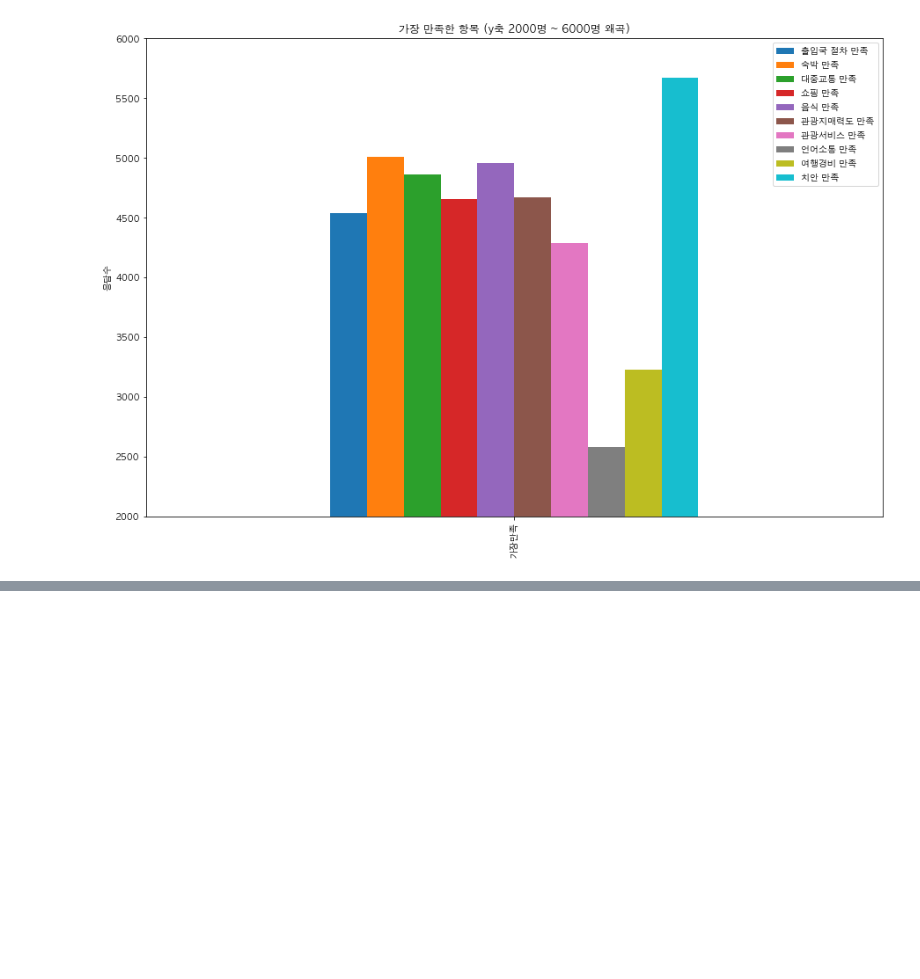
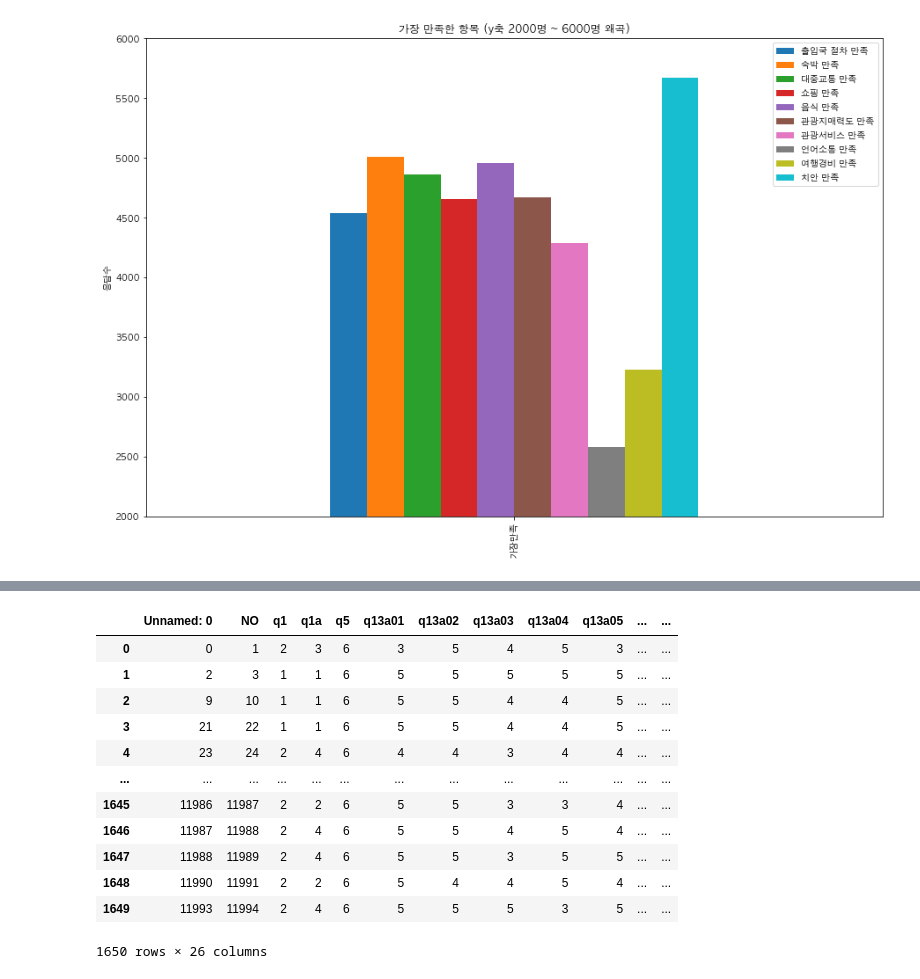
Before and after one commit to asdhgfasd1/2020, a Jupyter notebook: statistics/des_stats01.ipynb, the cells around one changed output, grey strips where cells are left out. Cells and saved outputs as stored; diff of their text form; code cells hidden in the pictures; blank space fills up the shorter version.

```diff
--- a/statistics/des_stats01.ipynb
+++ b/statistics/des_stats01.ipynb
@@ -536,0 +547,18 @@ plt.show()
+# %%
+business_filter_data = pd.read_csv('./data2/business_filter.csv')
+# %%
+business_filter_data
+# %% [output]
+|  | Unnamed: 0 | NO | q1 | q1a | q5 | q13a01 | q13a02 | q13a03 | q13a04 | q13a05 | ... | ... |
+| 0 | 0 | 1 | 2 | 3 | 6 | 3 | 5 | 4 | 5 | 3 | ... | ... |
+| 1 | 2 | 3 | 1 | 1 | 6 | 5 | 5 | 5 | 5 | 5 | ... | ... |
+| 2 | 9 | 10 | 1 | 1 | 6 | 5 | 5 | 4 | 4 | 5 | ... | ... |
+| 3 | 21 | 22 | 1 | 1 | 6 | 5 | 5 | 4 | 4 | 5 | ... | ... |
+| 4 | 23 | 24 | 2 | 4 | 6 | 4 | 4 | 3 | 4 | 4 | ... | ... |
+| ... | ... | ... | ... | ... | ... | ... | ... | ... | ... | ... | ... | ... |
+| 1645 | 11986 | 11987 | 2 | 2 | 6 | 5 | 5 | 3 | 3 | 4 | ... | ... |
+| 1646 | 11987 | 11988 | 2 | 4 | 6 | 5 | 5 | 4 | 5 | 4 | ... | ... |
+| 1647 | 11988 | 11989 | 2 | 4 | 6 | 5 | 5 | 3 | 5 | 5 | ... | ... |
+| 1648 | 11990 | 11991 | 2 | 2 | 6 | 5 | 4 | 4 | 5 | 4 | ... | ... |
+| 1649 | 11993 | 11994 | 2 | 4 | 6 | 5 | 5 | 5 | 3 | 5 | ... | ... |
+1650 rows × 26 columns
```
Also changed, not shown: parts of 2 cells of this notebook.
